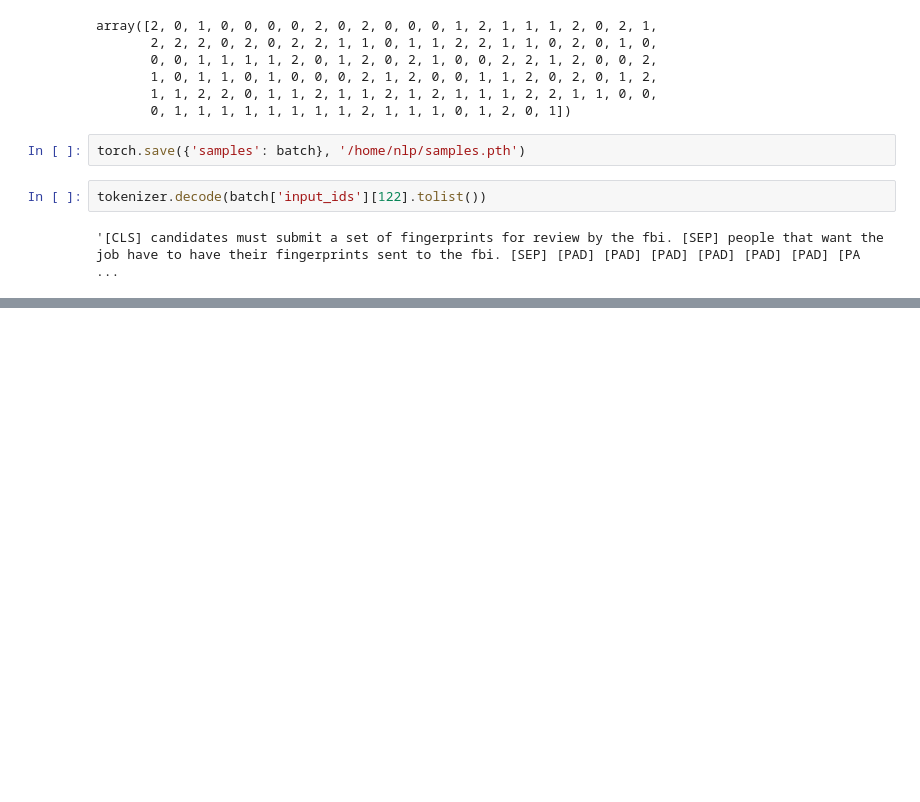
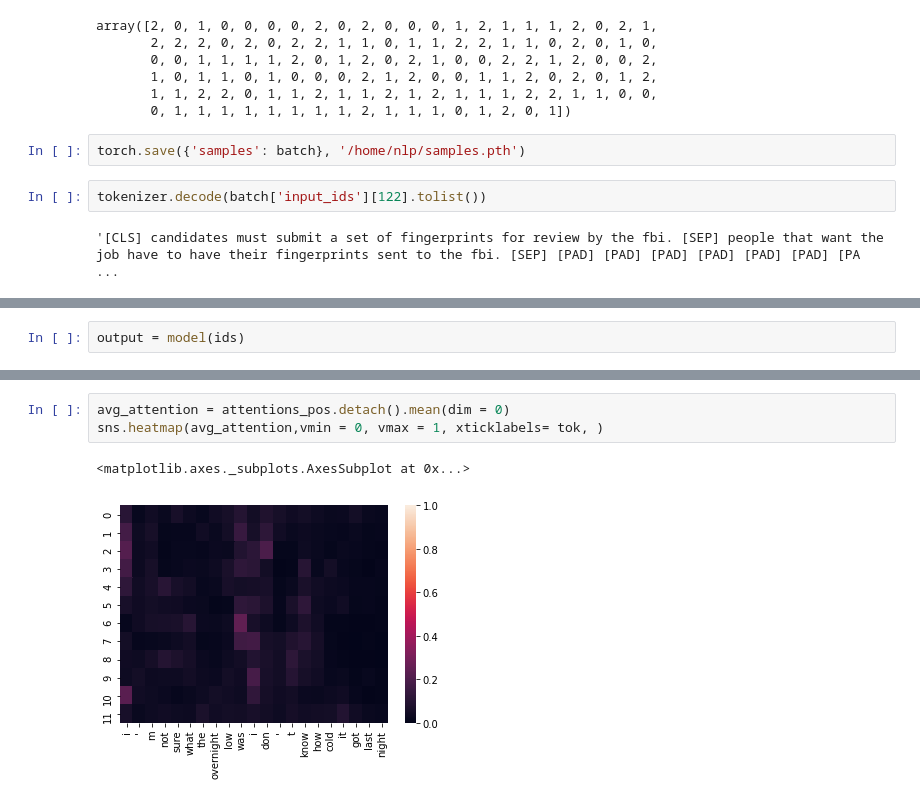
Before and after one commit to prajjwal1/generalize_lm_nli, a Jupyter notebook: nbs/evaluation_analysis_samples.ipynb, the cells around one changed output, grey strips where cells are left out. Saved outputs shown, nothing was run; the diff lists cells and outputs as text; blank space fills up the shorter version.

```diff
--- a/nbs/evaluation_analysis_samples.ipynb
+++ b/nbs/evaluation_analysis_samples.ipynb
@@ -74,0 +230,2 @@ tokenizer.decode(batch['input_ids'][122].tolist())
+# %%
+output = model(ids)
@@ -74,0 +271,6 @@ tokenizer.decode(batch['input_ids'][122].tolist())
+# %%
+avg_attention = attentions_pos.detach().mean(dim = 0)
+sns.heatmap(avg_attention,vmin = 0, vmax = 1, xticklabels= tok, )
+# %% [output]
+<matplotlib.axes._subplots.AxesSubplot at 0x...>
+[figure, added]
```
Also changed, not shown: parts of 46 cells of this notebook, 47 other files.
